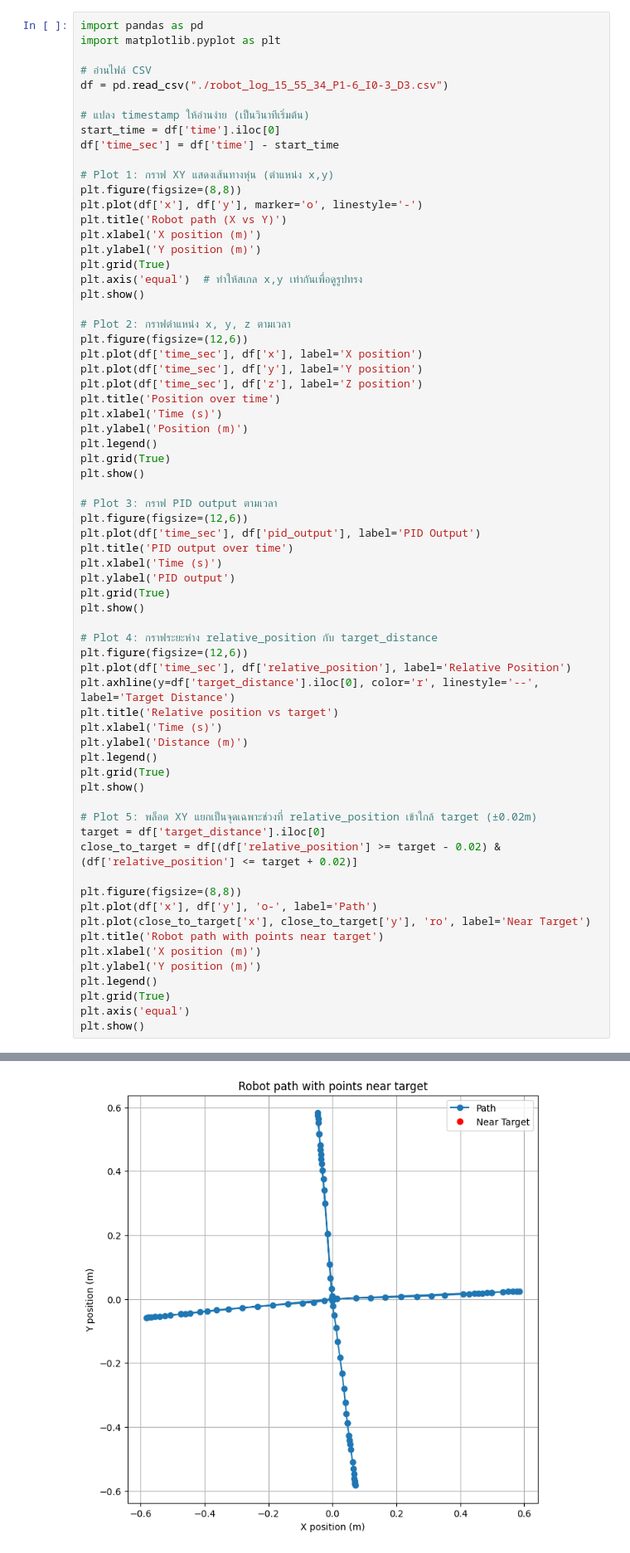
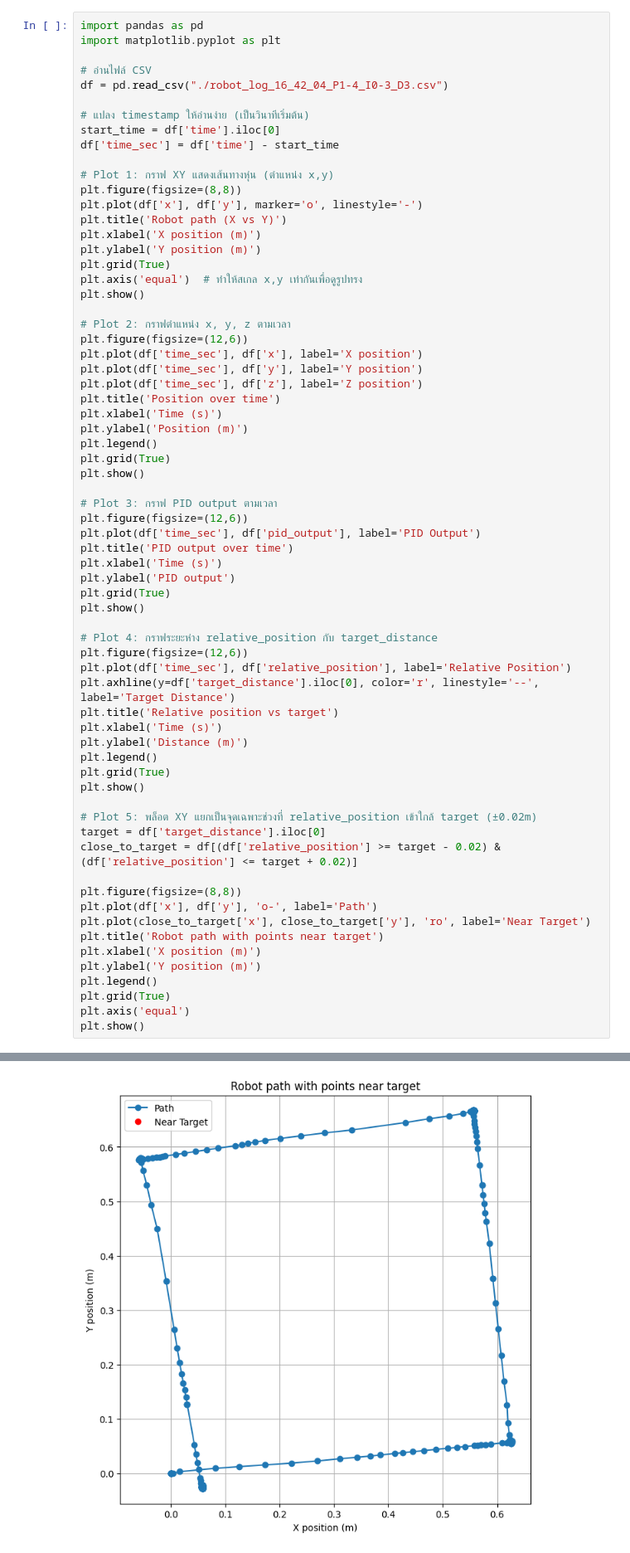
Before and after one commit to Anandaa69/Robot_Module_2-1, a Jupyter notebook: J.Thanet/Draw_square/data/plot.ipynb, the cells around one changed output, grey strips where cells are left out. Shown at 83% size. Drawn from its saved outputs; the diff is of its cells as text.

```diff
--- a/J.Thanet/Draw_square/data/plot.ipynb
+++ b/J.Thanet/Draw_square/data/plot.ipynb
@@ -3,7 +3,7 @@ import pandas as pd
 import matplotlib.pyplot as plt
 
 # อ่านไฟล์ CSV
-df = pd.read_csv("./robot_log_15_55_34_P1-6_I0-3_D3.csv")
+df = pd.read_csv("./robot_log_16_42_04_P1-4_I0-3_D3.csv")
 
 # แปลง timestamp ให้อ่านง่าย (เป็นวินาทีเริ่มต้น)
 start_time = df['time'].iloc[0]
@@ -73 +73 @@ plt.show()
-[figure, old version]
+[figure, new version]
```
Also changed, not shown: parts of 3 cells of this notebook, 6 other files.
